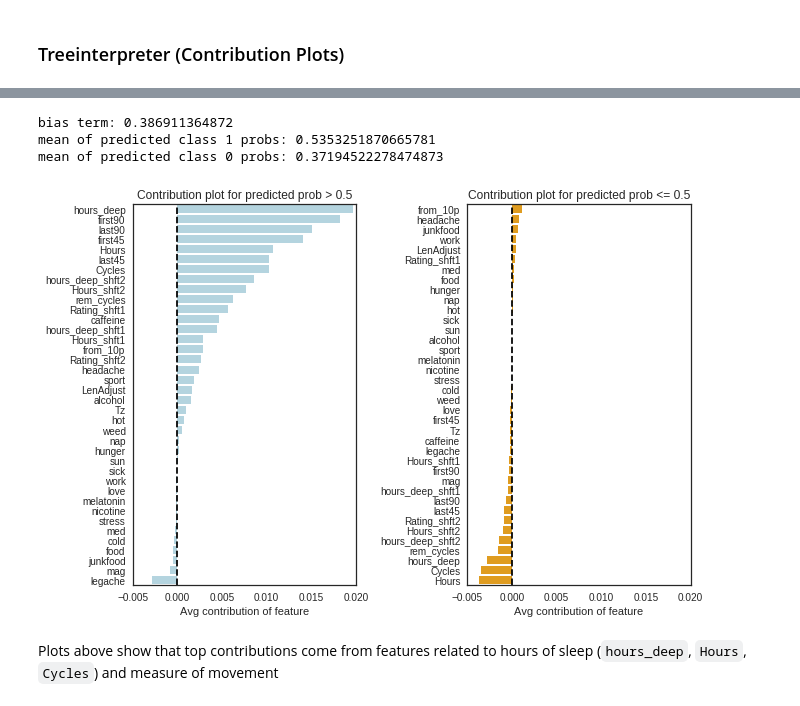
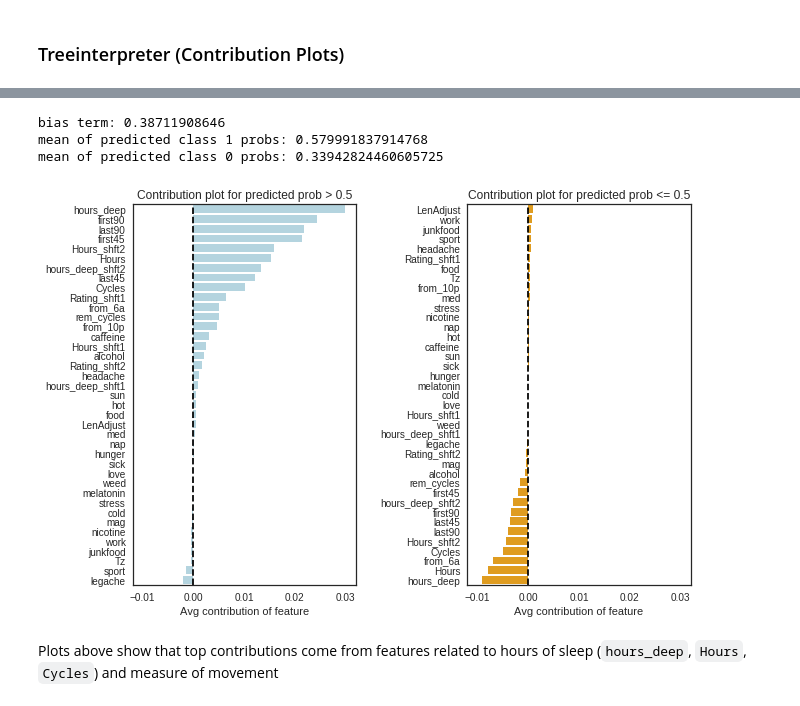
Before and after one commit to drlarue/sleep-analysis, a Jupyter notebook: SleepAnalysis.ipynb, the cells around one changed output, grey strips where cells are left out. Drawn from its saved outputs; the diff is of its cells as text; code cells hidden in the pictures.

```diff
--- a/SleepAnalysis.ipynb
+++ b/SleepAnalysis.ipynb
@@ -1268,13 +1352,13 @@ gbc_model = Pipeline([
     ('gbc', GradientBoostingClassifier(random_state=634))
 ])
 # %%
-# parameters after training
+# parameters after tuning
 gbc_hyper_params = {
                     'gbc__learning_rate': [0.03],
-                    'gbc__n_estimators': [250],
-                    'gbc__max_depth': [3],
+                    'gbc__n_estimators': [450],
+                    'gbc__max_depth': [10],
                     'gbc__min_samples_split': [10],
-                    'gbc__min_samples_leaf': [1],
+                    'gbc__min_samples_leaf': [7],
                     'gbc__max_features': [7],
                     'gbc__subsample': [0.85]
                    }
@@ -1326,14 +1410,16 @@ roc_auc_score(y_rt, rfc0.predict_proba(X_rt)[:, 1]) # baseline test roc_auc
 # %%
 rfc_model = Pipeline([
-    ('rfc', RandomForestClassifier(random_state=34))
+    ('rfc', RandomForestClassifier(random_state=34, n_jobs=-1))
 ])
 # %%
-# parameter training
+# parameter tuning
 rfc_hyper_params = {
-                    'rfc__n_estimators': [600],
-                    'rfc__max_features': [1],
+                    'rfc__n_estimators': [500],
+                    'rfc__max_features': [0.1],
+                    'rfc__max_depth': [11],
+                    'rfc__min_samples_split': [7],
                     'rfc__min_samples_leaf': [2],
-                    'rfc__min_samples_split': [2],
+                    'rfc__oob_score': [True],
                    }
 # %%
 rfc_cv = GridSearchCV(rfc_model, param_grid=rfc_hyper_params, cv=10, scoring='roc_auc')
@@ -1365,6 +1453,6 @@ rfc_precision = 22 / (7 + 22)
 # %%
 # for feature importance
-rfc = RandomForestClassifier(random_state=34, n_estimators=600, max_features=1, min_samples_leaf=2, min_samples_split=2).fit(X_rr, y_rr)
+rfc = RandomForestClassifier(random_state=34, n_estimators=500, max_features=0.1, min_samples_leaf=2, min_samples_split=7, max_depth=11).fit(X_rr, y_rr)
 # %%
 importance = pd.DataFrame({'boosting':gbc.feature_importances_*100,
                            'rf':rfc.feature_importances_*100}, index=X_rr.columns)
@@ -1411,38 +1499,38 @@ threshold_index = np.int(np.searchsorted(df_contrb.predicted_prob, 0.5))
 
 # predicted class = 0
 df_0 = df_contrb.iloc[:threshold_index, 4:].T
 df_0.set_index(X_rt.columns, inplace=True)
 df_0['avg'] = np.mean(df_0, axis=1)
 df_0.sort_values('avg', ascending=False, inplace=True)
 
 # predicted class = 1
 df_1 = df_contrb.iloc[threshold_index:, 4:].T
 df_1.set_index(X_rt.columns, inplace=True)
 df_1['avg'] = np.mean(df_1, axis=1)
 df_1.sort_values('avg', ascending=False, inplace=True)
 
 fig, (ax1, ax2) = plt.subplots(1, 2, figsize=(10,7))
 sns.barplot(df_1.avg, df_1.index, ax=ax1, color='lightblue')
 ax1.set_title('Contribution plot for predicted prob > 0.5')
 
 sns.barplot(df_0.avg, df_0.index, ax=ax2, color='orange')
 ax2.set_title('Contribution plot for predicted prob <= 0.5')
 
 for ax in fig.axes:
     ax.set_xlabel('Avg contribution of feature')
     ax.axvline(x=0, linestyle='dashed', color='k');
-    ax.set_xlim(-0.005, 0.02)
+    ax.set_xlim(-0.012, 0.032)
 
 plt.subplots_adjust(wspace=0.5);
 
 print('bias term:', bias2[0, 1]) # bias terms are the same for all X_rt values
 print('mean of predicted class 1 probs:', df_contrb.iloc[threshold_index:, :].predicted_prob.mean())
 print('mean of predicted class 0 probs:', df_contrb.iloc[:threshold_index, :].predicted_prob.mean())
 # %% [output]
-bias term: 0.386911364872
-mean of predicted class 1 probs: 0.5353251870665781
-mean of predicted class 0 probs: 0.37194522278474873
+bias term: 0.38711908646
+mean of predicted class 1 probs: 0.579991837914768
+mean of predicted class 0 probs: 0.33942824460605725
-[figure, old version]
+[figure, new version]
 # %% [markdown]
 Plots above show that top contributions come from features related to hours of sleep (`hours_deep`, `Hours`, `Cycles`) and measure of movement
 # %%
```
Also changed, not shown: parts of 92 cells of this notebook.
